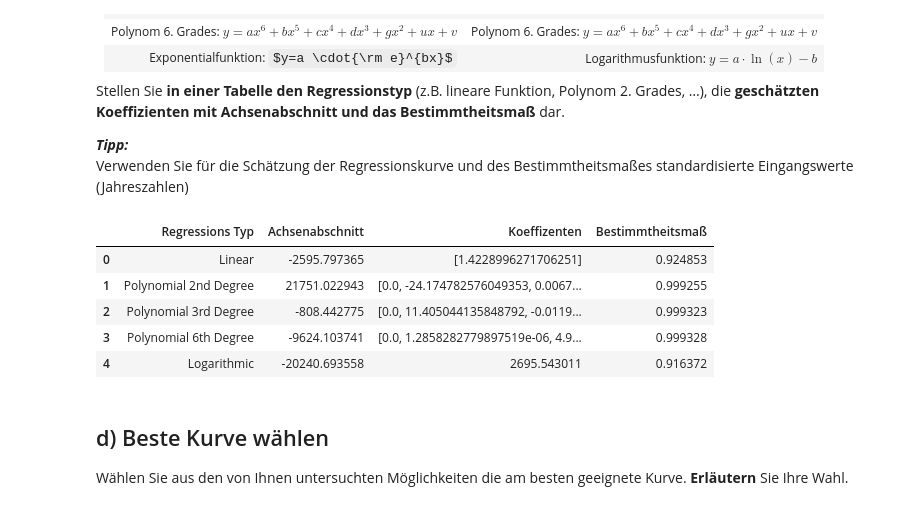
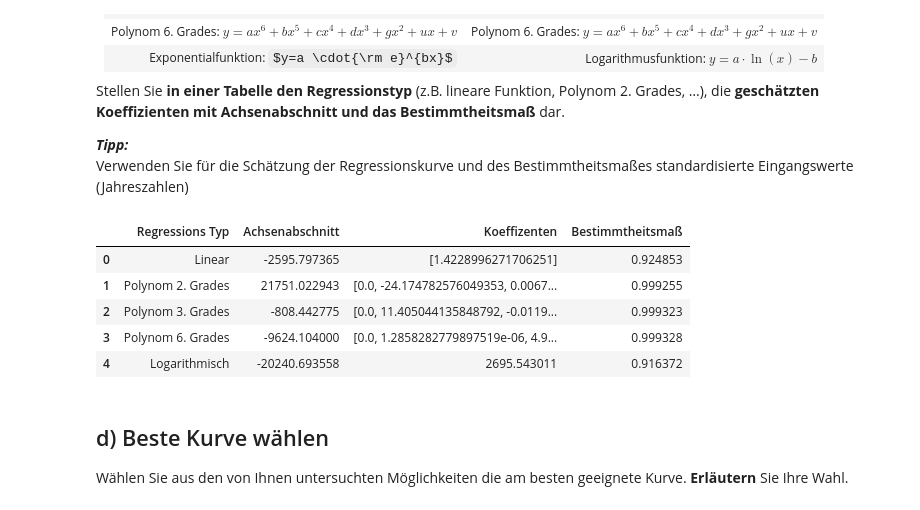
Before and after one commit to Fiusa21/Statistik_Labore, a Jupyter notebook: TestatAufgabe_2.ipynb, the cells around one changed output. Cells and saved outputs as stored; diff of their text form; code cells hidden in the pictures; some formulas as TeX source.

```diff
--- a/TestatAufgabe_2.ipynb
+++ b/TestatAufgabe_2.ipynb
@@ -141,42 +141,42 @@ linear_result = pd.DataFrame({'Regressions Typ': ['Linear'],
 results = pd.concat([results, linear_result], ignore_index=True)
 
 # Polynomial Regression 2nd Degree
-poly_2_result = pd.DataFrame({'Regressions Typ': ['Polynomial 2nd Degree'],
+poly_2_result = pd.DataFrame({'Regressions Typ': ['Polynom 2. Grades'],
                               'Achsenabschnitt': [poly_reg_2.intercept_],
                               'Koeffizenten': [poly_reg_2.coef_],
                               'Bestimmtheitsmaß': [r_squared_poly_2]})
 results = pd.concat([results, poly_2_result], ignore_index=True)
 
 # Polynomial Regression 3rd Degree
-poly_3_result = pd.DataFrame({'Regressions Typ': ['Polynomial 3rd Degree'],
+poly_3_result = pd.DataFrame({'Regressions Typ': ['Polynom 3. Grades'],
                               'Achsenabschnitt': [poly_reg_3.intercept_],
                               'Koeffizenten': [poly_reg_3.coef_],
                               'Bestimmtheitsmaß': [r_squared_poly_3]})
 results = pd.concat([results, poly_3_result], ignore_index=True)
 
 # Polynomial Regression 6th Degree
-poly_6_result = pd.DataFrame({'Regressions Typ': ['Polynomial 6th Degree'],
-                              'Achsenabschnitt': [poly_reg_6.intercept_],
+poly_6_result = pd.DataFrame({'Regressions Typ': ['Polynom 6. Grades'],
+                              'Achsenabschnitt': [poly_reg_6.intercept_.round(3)],
                               'Koeffizenten': [poly_reg_6.coef_],
                               'Bestimmtheitsmaß': [r_squared_poly_6]})
 results = pd.concat([results, poly_6_result], ignore_index=True)
 
 # Log Function
-log_result = pd.DataFrame({'Regressions Typ': ['Logarithmic'],
+log_result = pd.DataFrame({'Regressions Typ': ['Logarithmisch'],
                            'Achsenabschnitt': [log_params[1]],
                            'Koeffizenten': [log_params[0]],
                            'Bestimmtheitsmaß': [r_squared_log]})
 results = pd.concat([results, log_result], ignore_index=True)
 
 # show results
 results
 # %% [output]
 |  | Regressions Typ | Achsenabschnitt | Koeffizenten | Bestimmtheitsmaß |
 | 0 | Linear | -2595.797365 | [1.4228996271706251] | 0.924853 |
-| 1 | Polynomial 2nd Degree | 21751.022943 | [0.0, -24.174782576049353, 0.0067... | 0.999255 |
-| 2 | Polynomial 3rd Degree | -808.442775 | [0.0, 11.405044135848792, -0.0119... | 0.999323 |
-| 3 | Polynomial 6th Degree | -9624.103741 | [0.0, 1.2858282779897519e-06, 4.9... | 0.999328 |
-| 4 | Logarithmic | -20240.693558 | 2695.543011 | 0.916372 |
+| 1 | Polynom 2. Grades | 21751.022943 | [0.0, -24.174782576049353, 0.0067... | 0.999255 |
+| 2 | Polynom 3. Grades | -808.442775 | [0.0, 11.405044135848792, -0.0119... | 0.999323 |
+| 3 | Polynom 6. Grades | -9624.104000 | [0.0, 1.2858282779897519e-06, 4.9... | 0.999328 |
+| 4 | Logarithmisch | -20240.693558 | 2695.543011 | 0.916372 |
 # %% [markdown]
 ## d) Beste Kurve wählen
 Wählen Sie aus den von Ihnen untersuchten Möglichkeiten die am besten geeignete Kurve. **Erläutern** Sie Ihre Wahl.
```
